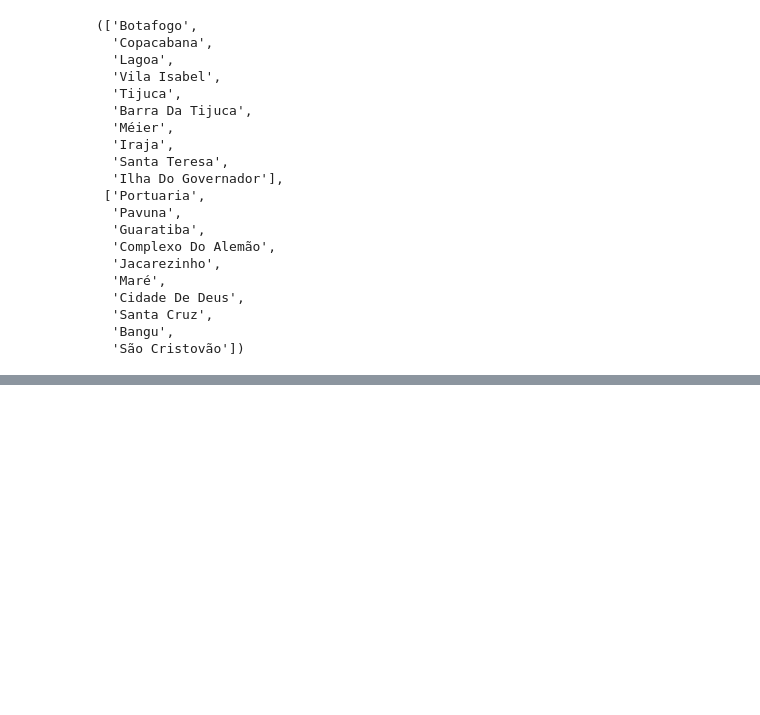
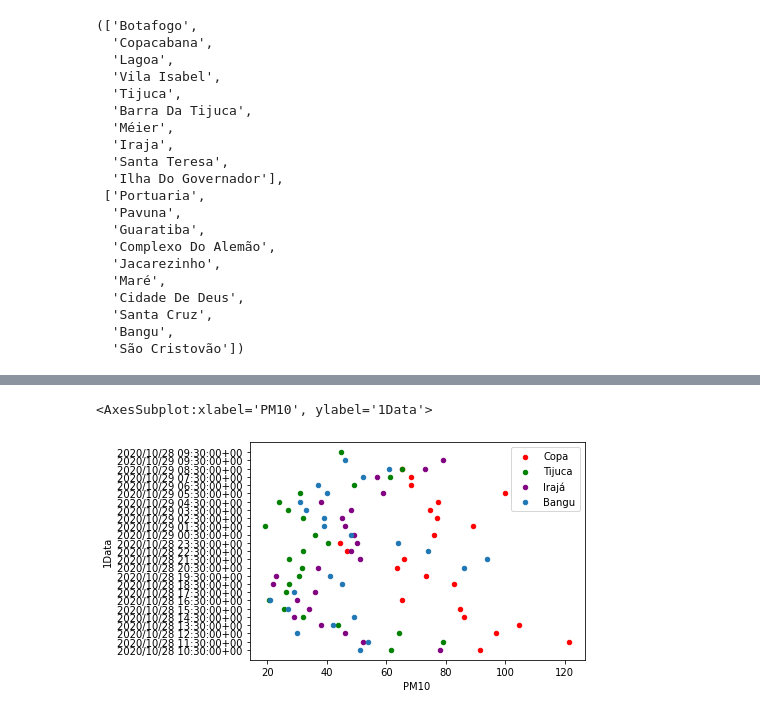
Before and after one commit to KeithFabre/analytica-process, a Jupyter notebook: data_analysis/analysis_pt_br.ipynb, the cells around one changed output, grey strips where cells are left out. Drawn from its saved outputs; the diff is of its cells as text; code cells hidden in the pictures; blank space fills up the shorter version.

Commit message:
adjusting time were samples were taken

```diff
--- a/data_analysis/analysis_pt_br.ipynb
+++ b/data_analysis/analysis_pt_br.ipynb
@@ -10,6 +29,8 @@ import pandas as pd
 # %%
 # índice de progresso
 df_ip = pd.read_csv('./data/dimensoes_componentes.csv', index_col = 0).reset_index()
+# estação metereológica (qualidade do ar)
+df_q = pd.read_csv('./data/qualidade_do_ar.csv', index_col = 0).reset_index()
 # %%
 regions = df_ip['regiao_administrativa'].unique()
 
@@ -58,0 +159,20 @@ df_e.head()
+# %%
+# date to adjust the others
+date_time = copa.tail(1)['1Data'].iloc[0]
+
+sc = adjustDateTime(sao_crist, date_time)                         # stoped at 2021/03/31
+sao_crist_24h = sc[['1Data', 'Temp', 'O3', 'PM10']].tail(24)
+
+# reference: last measurement
+copa_24h      = copa[['1Data', 'Temp', 'O3', 'PM10']].tail(24)     # stops at 2020/10/29
+
+t = adjustDateTime(tijuca, date_time)                             # stoped at 2021/03/31
+tijuca_24h    = t[['1Data', 'Temp', 'O3', 'PM10']].tail(24)
+
+i = adjustDateTime(iraja, date_time)                              # stoped at 2021/03/31
+iraja_24h     = i[['1Data', 'Temp', 'O3', 'PM10']].tail(24)
+
+b = adjustDateTime(bangu, date_time)                           # stoped at 2021/03/01
+bangu_24h     = b[['1Data', 'Temp', 'O3', 'PM10']].tail(24)     # stoped at 2021/03/01
+
+tijuca_24h
@@ -58,0 +197,8 @@ df_e.head()
+# %%
+ax = copa_24h.plot(kind='scatter', x='PM10', y='1Data', label='Copa', color='Red')
+tijuca_24h.plot(kind='scatter', x='PM10', y='1Data', label='Tijuca', ax=ax, color='Green')
+iraja_24h.plot(kind='scatter', x='PM10', y='1Data', label='Irajá', ax=ax, color='Purple')
+bangu_24h.plot(kind='scatter', x='PM10', y='1Data', label='Bangu', ax=ax)
+# %% [output]
+<AxesSubplot:xlabel='PM10', ylabel='1Data'>
+[figure, added]
```
Also changed, not shown: parts of 8 cells of this notebook, 1 other file.
